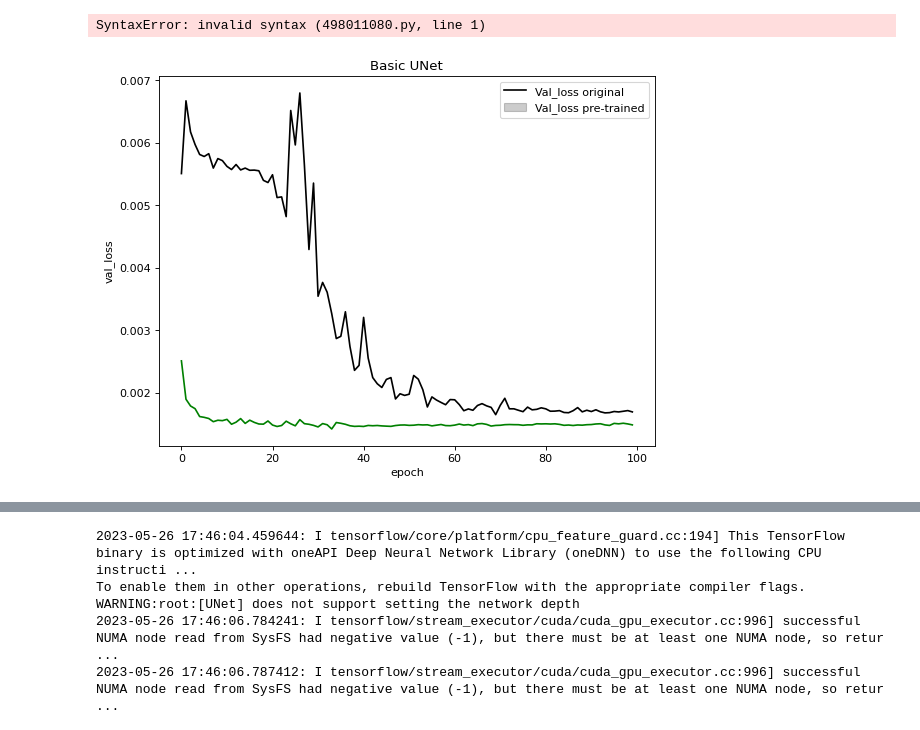
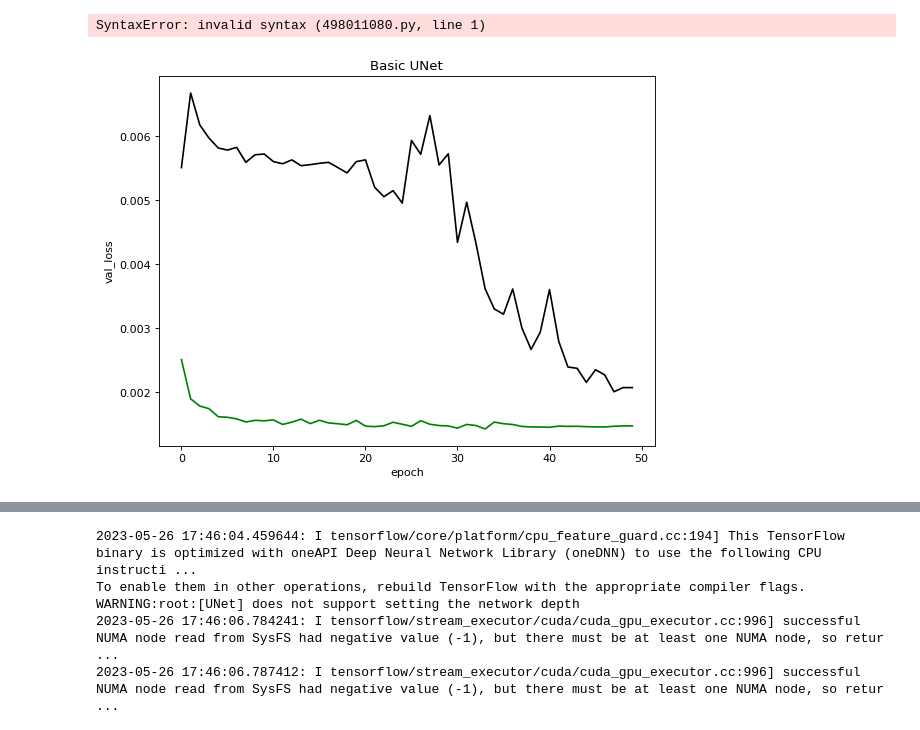
Before and after one commit to williamlidberg/Detection-of-hunting-pits-using-airborne-laser-scanning-and-deep-learning, a Jupyter notebook: notebooks/Exception Unet.ipynb, the cells around one changed output, grey strips where cells are left out. Cells and saved outputs as stored; diff of their text form; code cells hidden in the pictures.

```diff
--- a/notebooks/Exception Unet.ipynb
+++ b/notebooks/Exception Unet.ipynb
@@ -203,36 +203,36 @@ SyntaxError: invalid syntax (498011080.py, line 1)
 # %%
 import pandas as pd
 import matplotlib.pyplot as plt
 import seaborn as sns
 from matplotlib.pyplot import figure
 
 figure(figsize=(8, 6), dpi=80)
 
 #df1 = pd.read_csv('/workspace/data/logfiles/test/SIDDOLD/log.csv', sep =';')
 #df2 = pd.read_csv('/workspace/data/logfiles/test/SIDDOLD2/log.csv', sep =';')
 
 
 
-df1 = pd.read_csv('/workspace/data/logfiles/test/basic_unet/log.csv', sep =';')
-df2 = pd.read_csv('/workspace/data/logfiles/test/pre_trained_UNet/log.csv', sep =';')
+df1 = pd.read_csv('/workspace/data/logfiles/test/basic_unet2/log.csv', sep =';')
+df2 = pd.read_csv('/workspace/data/logfiles/test/pre_trained_UNet2/log.csv', sep =';')
 #df2= pd.read_csv('/workspace/data/logfiles/test/moon/log.csv', sep=";")
 #sns.lineplot(data=df1, x='epoch', y='loss', color="grey")
 sns.lineplot(data=df1, x='epoch', y='val_loss', color="black")
 #sns.lineplot(data=df2, x='epoch', y='loss', color="grey")
 sns.lineplot(data=df2, x='epoch', y='val_loss', color="green")
 #sns.lineplot(data=df5, x='epoch', y='val_loss', color="grey")
 #sns.lineplot(data=df2, x='epoch', y='val_1_iou', color="red")
 #sns.lineplot(data=df2, x='epoch', y='val_loss', color="green")
 #sns.lineplot(data=df2, x='epoch', y='loss', color="red")
 #sns.lineplot(data=df1, x='epoch', y='val_loss', color="orange")
 
 plt.title('Basic UNet')
-plt.legend(labels=['Val_loss original','Val_loss pre-trained'])
+#plt.legend(labels=['original','pre-trained'])
 #plt.ylim(0,1)
 #plt.xlim(0,50)
 plt.show()
 # %% [output]
-[figure, old version]
+[figure, new version]
 # %%
 
 import pandas as pd
```
Also changed, not shown: parts of 2 cells of this notebook, 17 other files.
